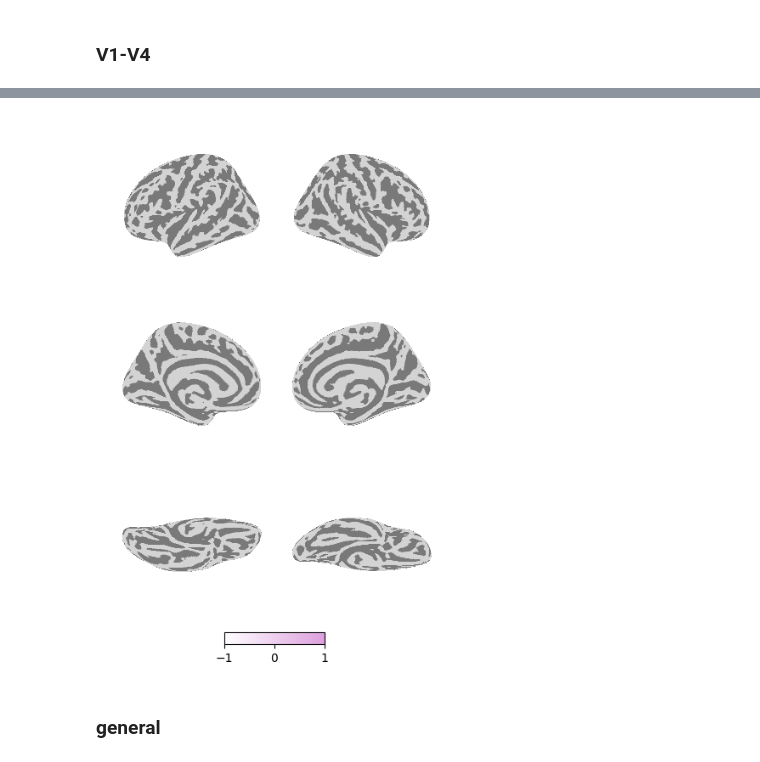
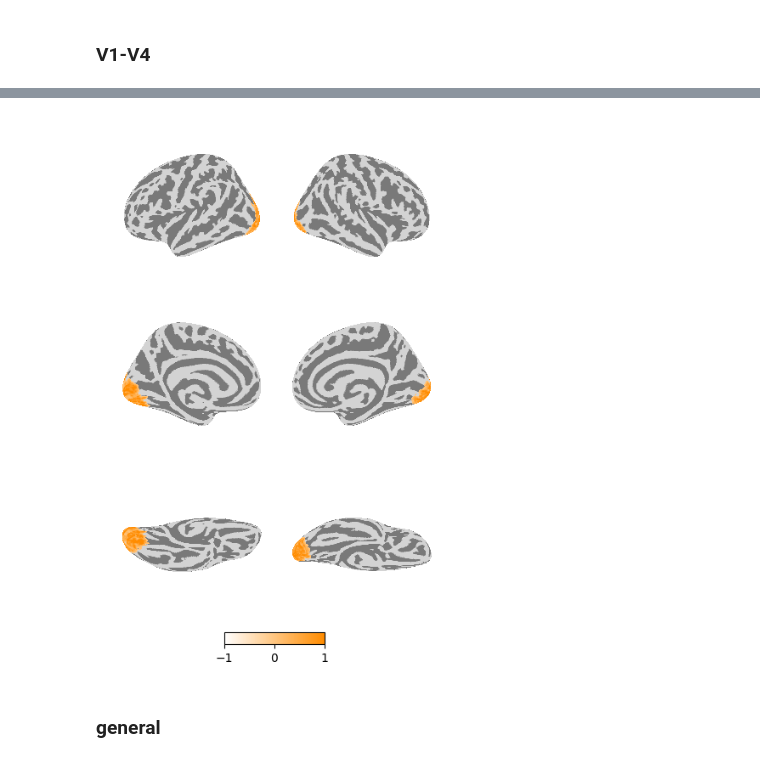
Before and after one commit to akazemian/untrained_models_of_visual_cortex, a Jupyter notebook: model_evaluation/results/predicting_brain_data/brain_surface_plot.ipynb, the cells around one changed output, grey strips where cells are left out. Cells and saved outputs as stored; diff of their text form; code cells hidden in the pictures.

```diff
--- a/model_evaluation/results/predicting_brain_data/brain_surface_plot.ipynb
+++ b/model_evaluation/results/predicting_brain_data/brain_surface_plot.ipynb
@@ -19,6 +19,15 @@ def process_data(data):
     data = data.drop('variable').squeeze()
 
     return data
+
+
+def get_scores_iden(activations_iden, region):
+    models = []
+    scores_path = os.path.join(CACHE,'encoding_scores')
+    for iden in os.listdir(scores_path):
+        if all(sub in iden for sub in [activations_iden, region]):
+            models.append(iden)
+    return sorted(models)
 # %% [markdown]
 # Plotting brain maps
 # %%
@@ -26,17 +35,22 @@ dataset = 'naturalscenes'
 alexnet_layers = ['alexnet_conv1', 'alexnet_conv3' , 'alexnet_conv5',
 'alexnet_untrained_conv1', 'alexnet_untrained_conv3', 'alexnet_untrained_conv5']
 
-model_1 = get_activations_iden(load_model_dict('expansion_10000'),dataset)
+activations_iden_1 = get_activations_iden(load_model_dict('expansion_10000'),'naturalscenes')
+scores_iden_1 = get_scores_iden(activations_iden_1, 'general')[0]
 
 for layer_name in alexnet_layers:
 
-    model_2 = get_activations_iden(load_model_dict(layer_name),dataset)
+    activations_iden_2 = get_activations_iden(load_model_dict(layer_name),'naturalscenes')
+    scores_iden_2 = get_scores_iden(activations_iden_2, 'general')[0]
+    print(scores_iden_2)
+
+
 
     plot_brain_map(data= None,
                 subject= None,
                 cond = 'difference_of_means',
-                scores_path = os.path.join(CACHE,'encoding_scores',model_1+'_general'),
-                scores_path_2 = os.path.join(CACHE,'encoding_scores',model_2 +'_general'),
+                scores_path = os.path.join(CACHE,'encoding_scores',scores_iden_1),
+                scores_path_2 = os.path.join(CACHE,'encoding_scores',scores_iden_2),
                 name=f'expansion_vs_{layer_name}',
                 vmax = 0.3)
     plt.clf()
@@ -225,7 +349,7 @@ fig.savefig('significant_p_values',dpi=300)
 resolution = '1pt8mm'
 interpolation_type = 'nearest'
 subject = 0
-colors = ['White','plum']
+colors = ['White','darkorange']
 custom_cmap = LinearSegmentedColormap.from_list('CustomMap', colors)
 # %% [markdown]
 ### V1-V4
@@ -257,7 +381,7 @@ alexnet_mni = transform_volume_to_mni(
 
 
 brain_region = np.where(alexnet_mni > 0, 1,0)
-brain_region = np.where(alexnet_mni > 0, 0,0)
+#brain_region = np.where(alexnet_mni > 0, 0,0)
 volume = convert_ndarray_to_nifti1image(brain_region)
 
 fig, _ = nilearn.plotting.plot_img_on_surf(
@@ -279,4 +403,4 @@ fig.savefig(f'just_brain_{regions}',dpi=300,transparent=True)
-[figure, old version]
+[figure, new version]
 # %% [markdown]
 ### general
 # %%
```
Also changed, not shown: parts of 3 cells of this notebook, 22 other files.
